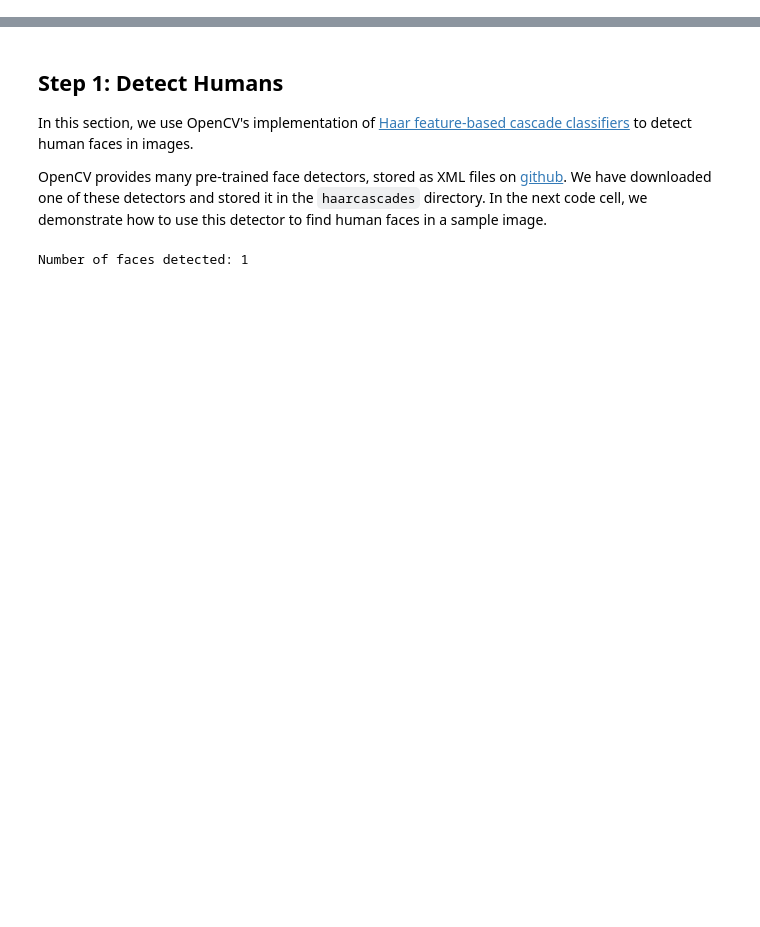
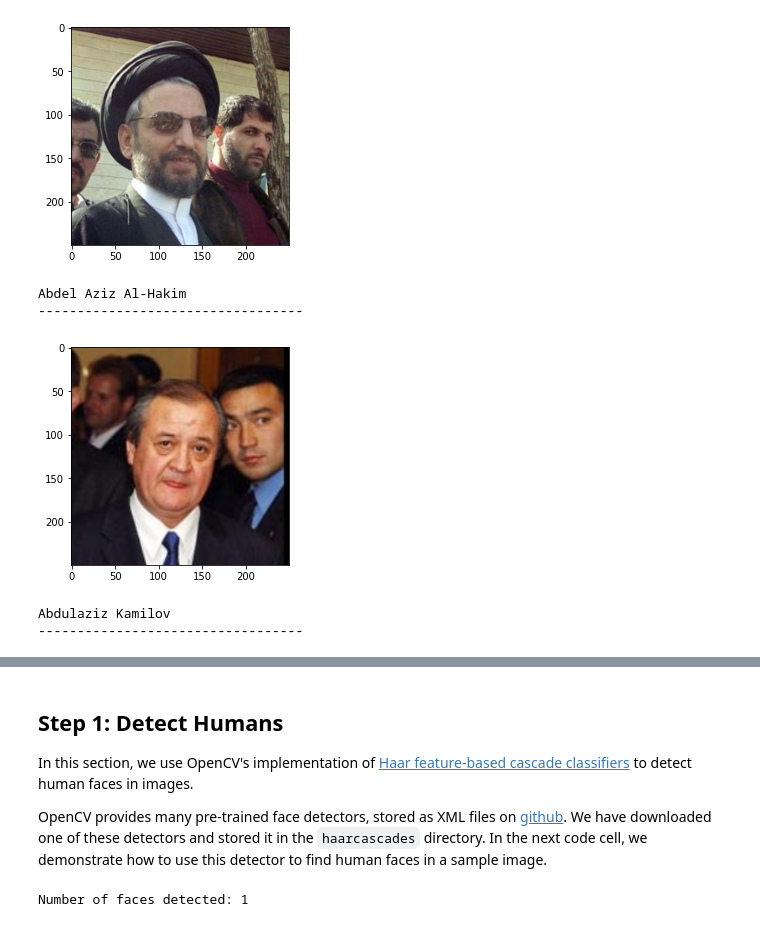
Before and after one commit to albert-kuc/Dog-Breed-Classifier, a Jupyter notebook: dog_app.ipynb, the cells around one changed output, grey strips where cells are left out. Saved outputs shown, nothing was run; the diff lists cells and outputs as text; code cells hidden in the pictures; blank space fills up the shorter version.

```diff
--- a/dog_app.ipynb
+++ b/dog_app.ipynb
@@ -72,0 +132,39 @@ There are 8351 total dog images.
+# %%
+def display_img_from_path(img_path:str, prediction:str=None):
+    """
+    Displays image from img_path and prints file name as image title underneath.
+    If prediction specified, prints prediction underneath the title for comparison.
+    """
+
+    # read image from specified file and display
+    img = imread(img_path)
+    plt.figure()
+    plt.imshow(img)
+    plt.show()
+
+    # display file name as image title
+    title = re.findall('([a-zA-Z_-]+)\d+.jpg$', img_path)[0].replace('_', ' ').strip()
+    print(title)
+
+    # display prediction if provided
+    if prediction:
+        print(f'Predicted: {prediction}')
+
+    print(34*'-')
+# %%
+# Image examples
+with_people = ['00232', '00297']
+dressed = ['00044', '00530']
+mixed = ['00217', '00532']
+multi_human = ['Abdel_Aziz_Al-Hakim/Abdel_Aziz_Al-Hakim_0001.jpg',
+               'Abdulaziz_Kamilov/Abdulaziz_Kamilov_0001.jpg']
+# %%
+for file_path in multi_human:
+    display_img_from_path(os.path.join('lfw',file_path))
+# %% [output]
+[figure, added]
+Abdel Aziz Al-Hakim
+----------------------------------
+[figure, added]
+Abdulaziz Kamilov
+----------------------------------
```
Also changed, not shown: parts of 20 cells of this notebook.
